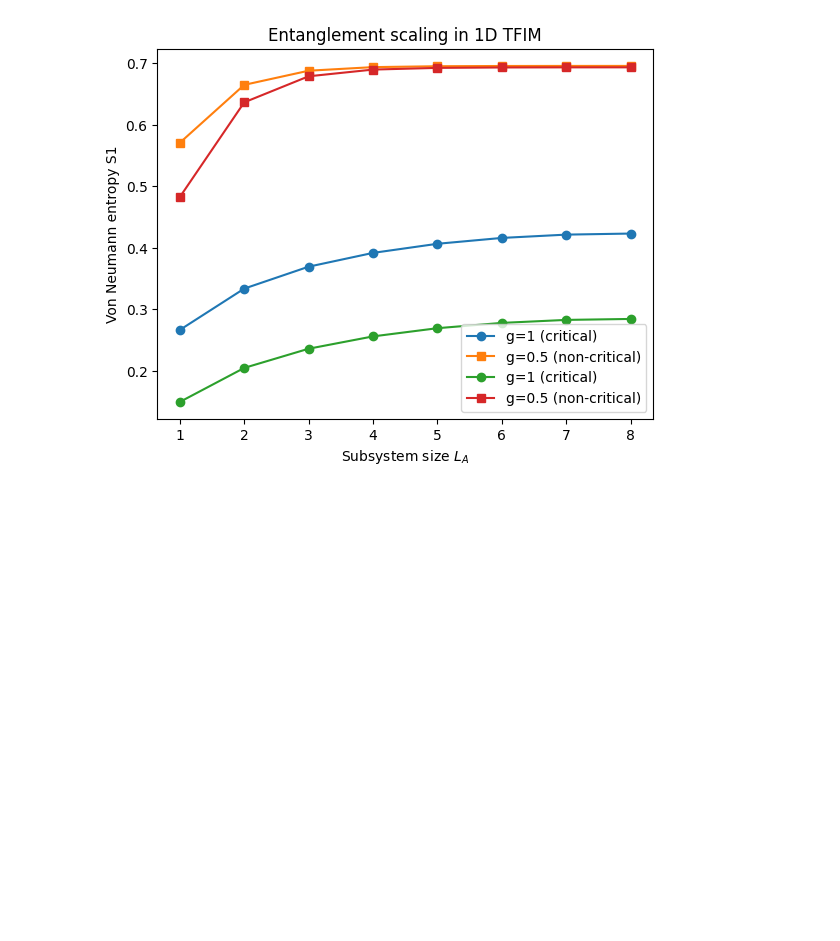
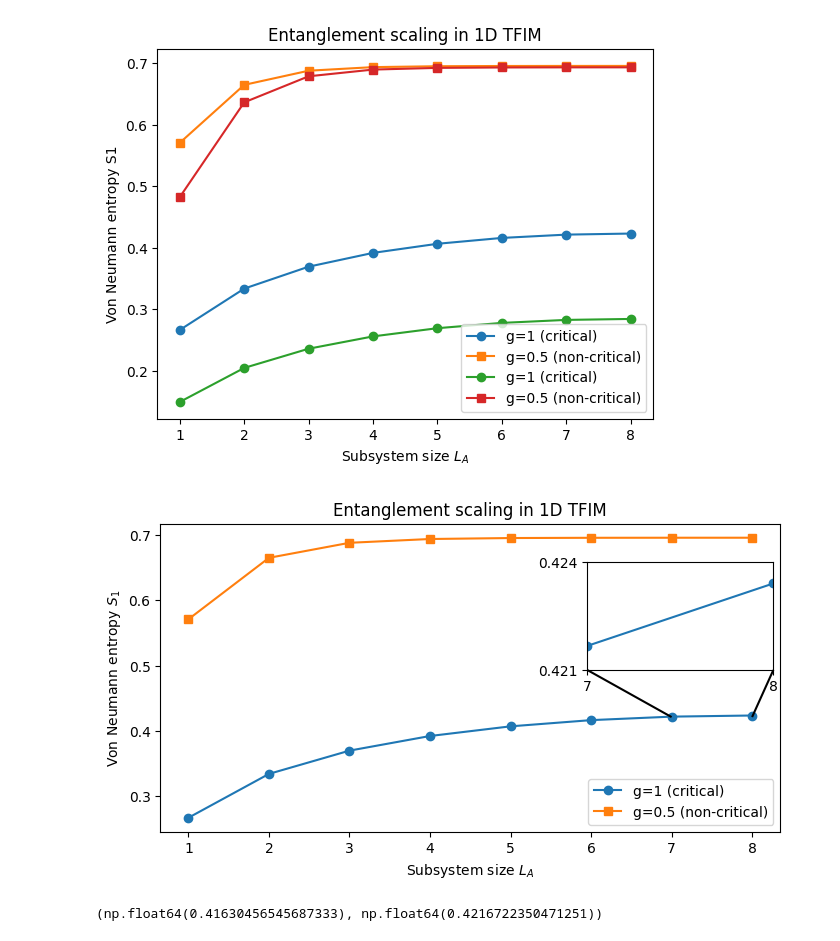
Before and after one commit to SBT2004/NQS, a Jupyter notebook: Anas/Report_main.ipynb, the cells around one changed output. Saved outputs shown, nothing was run; the diff lists cells and outputs as text; code cells hidden in the pictures; blank space fills up the shorter version.

```diff
--- a/Anas/Report_main.ipynb
+++ b/Anas/Report_main.ipynb
@@ -75,3 +80,40 @@ plt.legend()
 plt.show()
 # %% [output]
 [figure]
+# %%
+fig, ax = plt.subplots(figsize=(8,4))
+
+# main plot
+ax.plot(subsys_size, S1_critical, 'o-', label='g=1 (critical)')
+ax.plot(subsys_size, S1, 's-', label='g=0.5 (non-critical)')
+ax.set_xlabel("Subsystem size $L_A$")
+ax.set_ylabel("Von Neumann entropy $S_1$")
+ax.legend()
+ax.set_title("Entanglement scaling in 1D TFIM")
+
+# inset for zoom
+from mpl_toolkits.axes_grid1.inset_locator import inset_axes, mark_inset
+
+axins = inset_axes(
+    ax,
+    width="30%",
+    height="35%",
+    loc='center right',             # anchor roughly at center right
+    bbox_to_anchor=(0, 0.2, 1, 1),   # (x0, y0) in axes fraction coordinates
+    bbox_transform=ax.transAxes     # interpret bbox in axes coordinates
+)
+
+axins.plot(subsys_size, S1_critical, 'o-', color='tab:blue')
+axins.set_xlim(7, 8)   # zoomed region for small LA
+axins.set_ylim(0.421, 0.424)
+axins.set_xticks([7,8])
+axins.set_yticks([0.421,0.424])
+pp, p1, p2 = mark_inset(ax, axins, loc1=3, loc2=4, fc="none", ec="black", lw=1.5)
+pp.set_visible(False)
+plt.show()
+# %% [output]
+[figure, added]
+# %%
+max(S1_critical[:6]), max(S1_critical[:7])
+# %% [output]
+(np.float64(0.41630456545687333), np.float64(0.4216722350471251))
```
Also changed, not shown: parts of 3 cells of this notebook.
